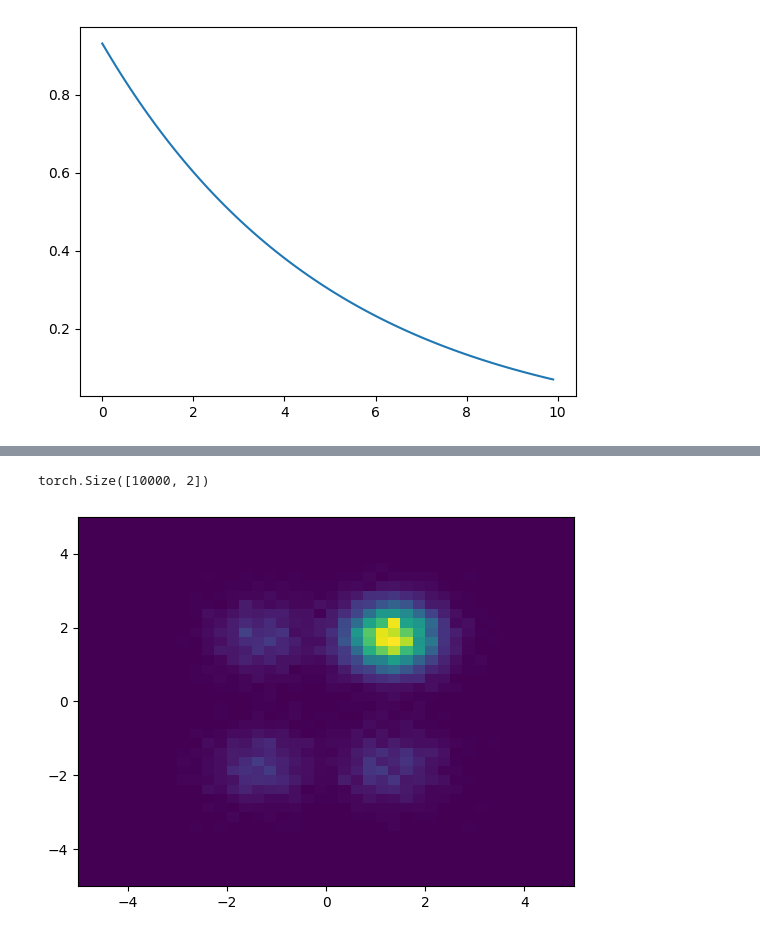
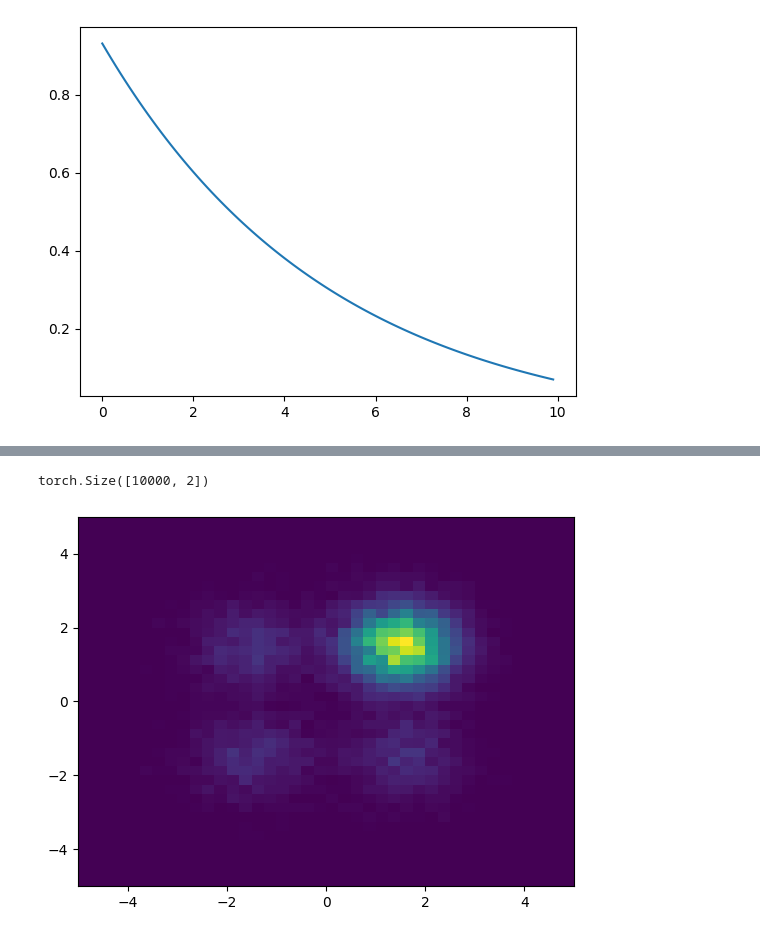
Before and after one commit to ChickNCurry/dvi-for-bml, a Jupyter notebook: contextual-dvi/testing.ipynb, the cells around one changed output, grey strips where cells are left out. Drawn from its saved outputs; the diff is of its cells as text; code cells hidden in the pictures.

```diff
--- a/contextual-dvi/testing.ipynb
+++ b/contextual-dvi/testing.ipynb
@@ -22,8 +22,9 @@ print(y[10])
 # %%
 context_size = 5
 z_dim = 2
+num_samples = 10000
 
-context = torch.rand((context_size, z_dim), device=device) * 3
+context = torch.rand((num_samples, context_size, z_dim), device=device) * 3
 # context = torch.ones((context_size, z_dim), device=device) * 1.5
 print(context.shape)
 
@@ -40,14 +54,12 @@ torch.Size([2])
 # %%
-num_samples = 10000
-
-samples = p_z.sample((num_samples,))
+samples = p_z.sample()
 
 print(samples.shape)
 
 plt.hist2d([z[0] for z in samples], [z[1] for z in samples], bins=40, range=[(-5, 5), (-5, 5)])
 plt.ylim(-5, 5)
 plt.xlim(-5, 5)
 plt.show()
 # %% [output]
 torch.Size([10000, 2])
-[figure, old version]
+[figure, new version]
```
Also changed, not shown: parts of 3 cells of this notebook, 5 other files.
